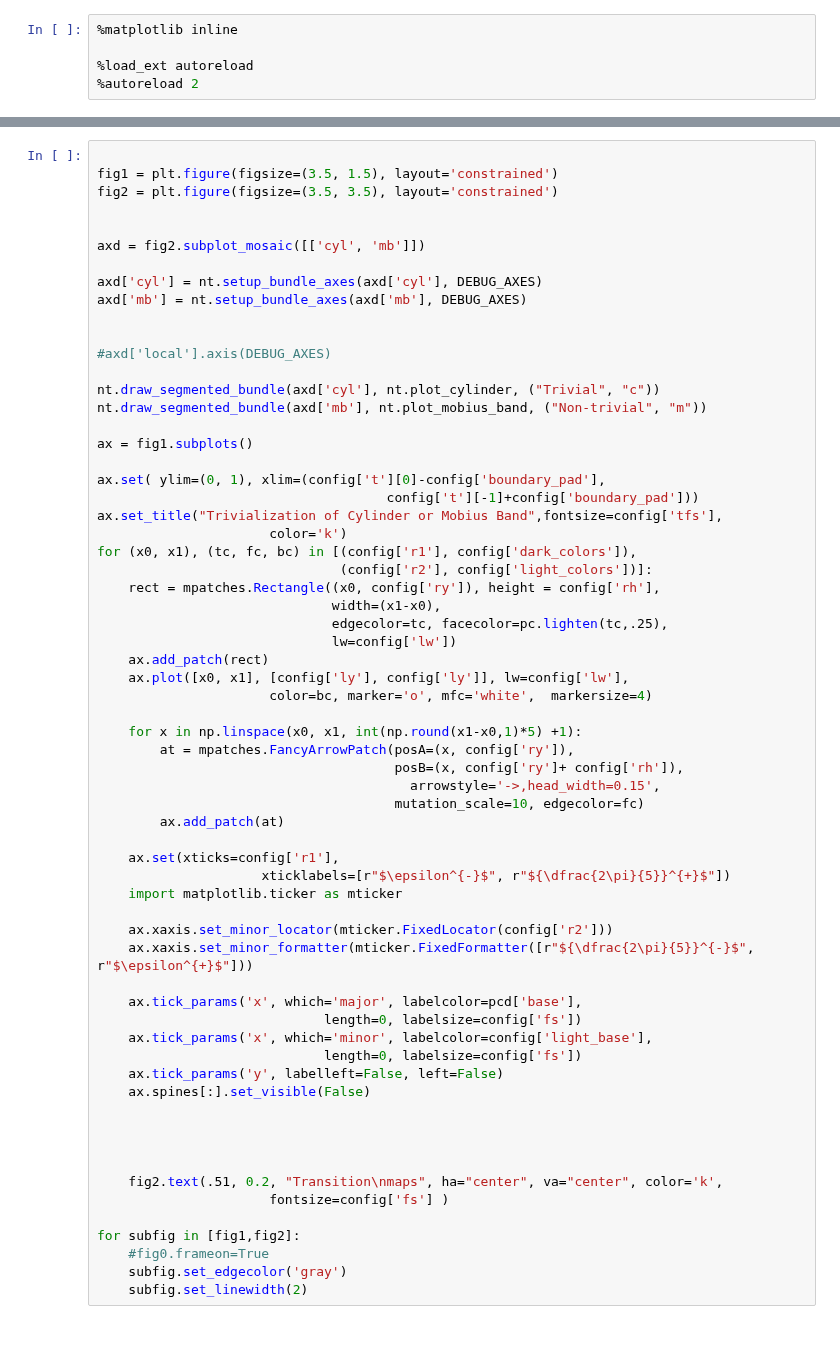
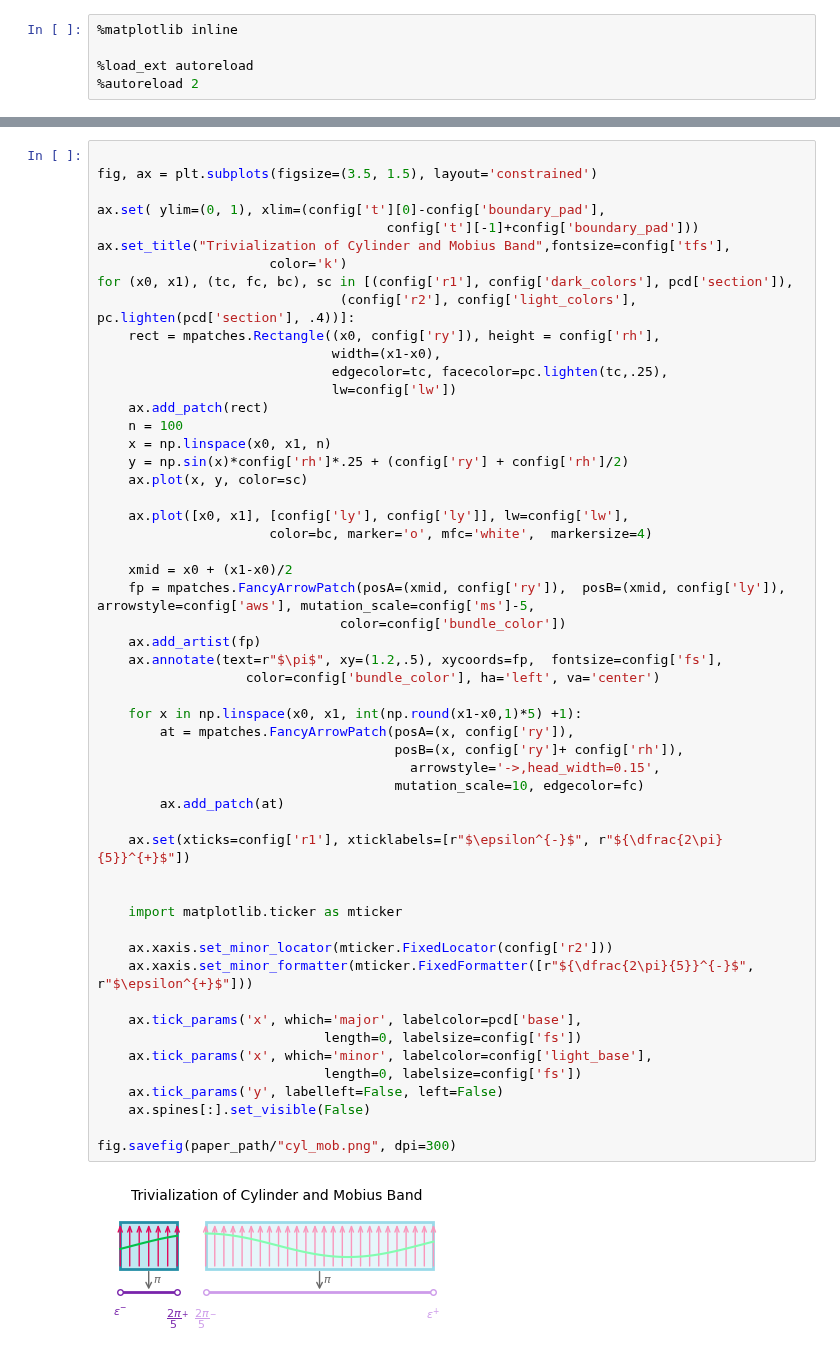
Before and after one commit to story645/team, a Jupyter notebook: paper/figcode/nontrivialbundle.ipynb, the cells around one changed output, grey strips where cells are left out. Cells and saved outputs as stored; diff of their text form.

Commit message:
intro to bundles

```diff
--- a/paper/figcode/nontrivialbundle.ipynb
+++ b/paper/figcode/nontrivialbundle.ipynb
@@ -99,64 +101,55 @@ fig.savefig(paper_path/"transition_maps.png",dpi=200)
 # %%
 
-fig1 = plt.figure(figsize=(3.5, 1.5), layout='constrained')
-fig2 = plt.figure(figsize=(3.5, 3.5), layout='constrained')
-
-
-axd = fig2.subplot_mosaic([['cyl', 'mb']])
-
-axd['cyl'] = nt.setup_bundle_axes(axd['cyl'], DEBUG_AXES)
-axd['mb'] = nt.setup_bundle_axes(axd['mb'], DEBUG_AXES)
-
-
-#axd['local'].axis(DEBUG_AXES)
-
-nt.draw_segmented_bundle(axd['cyl'], nt.plot_cylinder, ("Trivial", "c"))
-nt.draw_segmented_bundle(axd['mb'], nt.plot_mobius_band, ("Non-trivial", "m"))
-
-ax = fig1.subplots()
+fig, ax = plt.subplots(figsize=(3.5, 1.5), layout='constrained')
 
 ax.set( ylim=(0, 1), xlim=(config['t'][0]-config['boundary_pad'],
                                      config['t'][-1]+config['boundary_pad']))
-ax.set_title("Trivialization of Cylinder or Mobius Band",fontsize=config['tfs'],
+ax.set_title("Trivialization of Cylinder and Mobius Band",fontsize=config['tfs'],
                       color='k')
-for (x0, x1), (tc, fc, bc) in [(config['r1'], config['dark_colors']),
-                               (config['r2'], config['light_colors'])]:
+for (x0, x1), (tc, fc, bc), sc in [(config['r1'], config['dark_colors'], pcd['section']),
+                               (config['r2'], config['light_colors'], pc.lighten(pcd['section'], .4))]:
     rect = mpatches.Rectangle((x0, config['ry']), height = config['rh'],
                               width=(x1-x0),
                               edgecolor=tc, facecolor=pc.lighten(tc,.25),
                               lw=config['lw'])
     ax.add_patch(rect)
+    n = 100
+    x = np.linspace(x0, x1, n)
+    y = np.sin(x)*config['rh']*.25 + (config['ry'] + config['rh']/2)
+    ax.plot(x, y, color=sc)
+
     ax.plot([x0, x1], [config['ly'], config['ly']], lw=config['lw'],
                       color=bc, marker='o', mfc='white',  markersize=4)
+
+    xmid = x0 + (x1-x0)/2
+    fp = mpatches.FancyArrowPatch(posA=(xmid, config['ry']),  posB=(xmid, config['ly']), arrowstyle=config['aws'], mutation_scale=config['ms']-5,
+                               color=config['bundle_color'])
+    ax.add_artist(fp)
+    ax.annotate(text=r"$\pi$", xy=(1.2,.5), xycoords=fp,  fontsize=config['fs'],
+                   color=config['bundle_color'], ha='left', va='center')
 
     for x in np.linspace(x0, x1, int(np.round(x1-x0,1)*5) +1):
         at = mpatches.FancyArrowPatch(posA=(x, config['ry']),
                                       posB=(x, config['ry']+ config['rh']),
                                         arrowstyle='->,head_width=0.15',
                                       mutation_scale=10, edgecolor=fc)
         ax.add_patch(at)
 
-    ax.set(xticks=config['r1'],
-                     xticklabels=[r"$\epsilon^{-}$", r"${\dfrac{2\pi}{5}}^{+}$"])
+    ax.set(xticks=config['r1'], xticklabels=[r"$\epsilon^{-}$", r"${\dfrac{2\pi}{5}}^{+}$"])
+
+
     import matplotlib.ticker as mticker
 
     ax.xaxis.set_minor_locator(mticker.FixedLocator(config['r2']))
     ax.xaxis.set_minor_formatter(mticker.FixedFormatter([r"${\dfrac{2\pi}{5}}^{-}$", r"$\epsilon^{+}$"]))
 
     ax.tick_params('x', which='major', labelcolor=pcd['base'],
                              length=0, labelsize=config['fs'])
     ax.tick_params('x', which='minor', labelcolor=config['light_base'],
                              length=0, labelsize=config['fs'])
     ax.tick_params('y', labelleft=False, left=False)
     ax.spines[:].set_visible(False)
 
-
-
-
-    fig2.text(.51, 0.2, "Transition\nmaps", ha="center", va="center", color='k',
-                      fontsize=config['fs'] )
-
-for subfig in [fig1,fig2]:
-    #fig0.frameon=True
-    subfig.set_edgecolor('gray')
-    subfig.set_linewidth(2)
+fig.savefig(paper_path/"cyl_mob.png", dpi=300)
+# %% [output]
+[figure, added]
```
Also changed, not shown: parts of 7 cells of this notebook, 13 other files.
